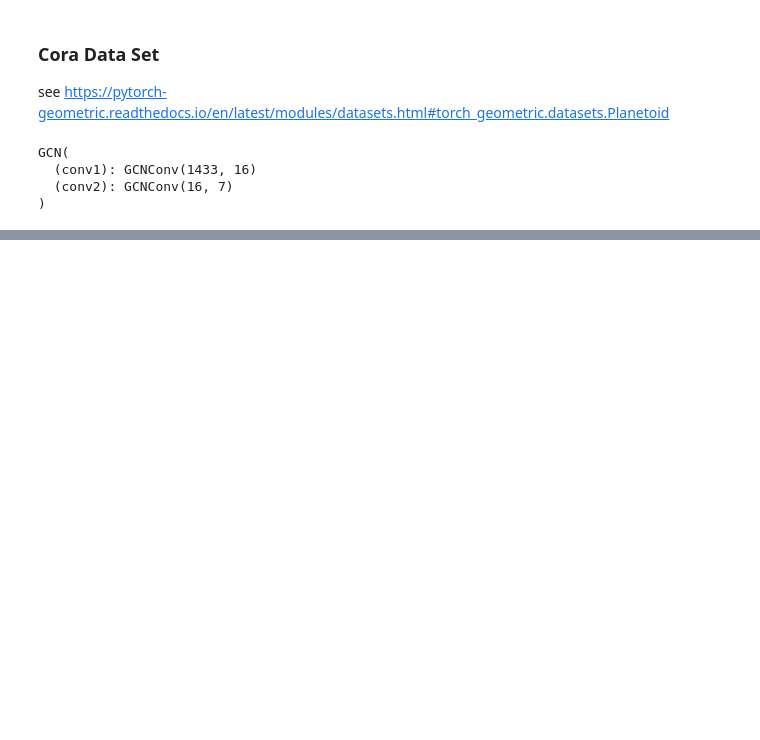
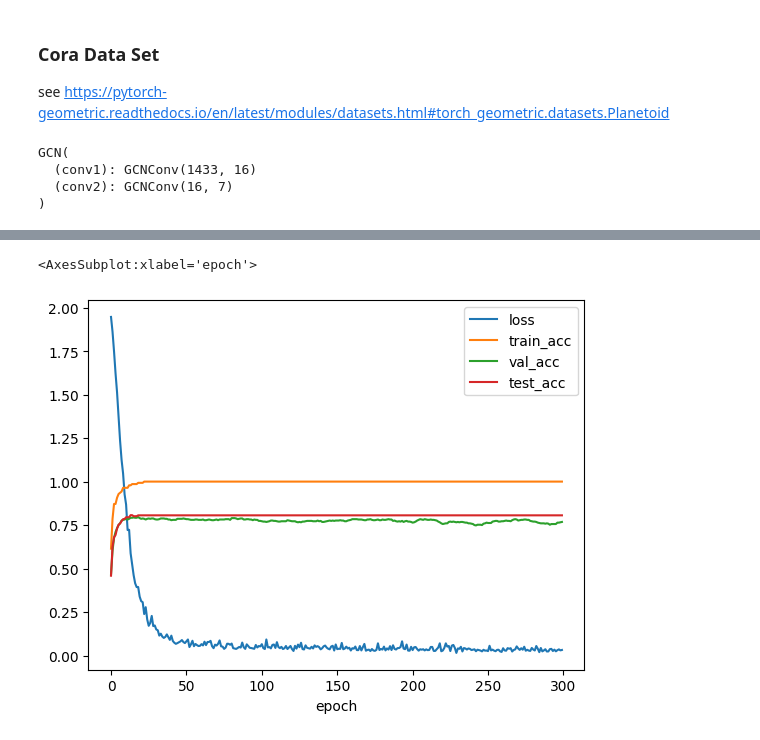
Before and after one commit to jattenberg/pyg_playground, a Jupyter notebook: notebooks/Pyggy.ipynb, the cells around one changed output, grey strips where cells are left out. Saved outputs shown, nothing was run; the diff lists cells and outputs as text; code cells hidden in the pictures; blank space fills up the shorter version.

```diff
--- a/notebooks/Pyggy.ipynb
+++ b/notebooks/Pyggy.ipynb
@@ -67,12 +71,15 @@ def test():
     return accs
 # %%
 best_val_acc = final_test_acc = 0
-epochs=2000
+epochs=300
+deets = []
 for epoch in range(0, epochs):
     loss = train()
     train_acc, val_acc, tmp_test_acc = test()
     if val_acc > best_val_acc:
         best_val_acc = val_acc
         test_acc = tmp_test_acc
-    print(f"Epoch={epoch+1}, Loss={loss}, Train={train_acc}, Val={val_acc}, Test={test_acc}")
+    if not epoch%30:
+        print(f"Epoch={epoch+1}, Loss={loss}, Train={train_acc}, Val={val_acc}, Test={test_acc}")
+    deets.append({"epoch":epoch, "loss": loss, "train_acc": train_acc, "val_acc": val_acc, "test_acc": test_acc})
 # %% [output]
@@ -95,0 +96,5 @@ Epoch=2000, Loss=0.023168375715613365, Train=1.0, Val=0.754, Test=0.807
+# %%
+pd.DataFrame(deets).set_index("epoch").plot()
+# %% [output]
+<AxesSubplot:xlabel='epoch'>
+[figure, added]
```
Also changed, not shown: parts of 2 cells of this notebook.
